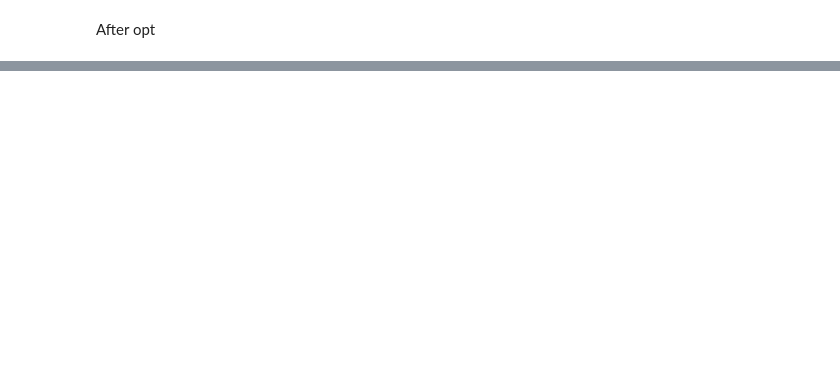
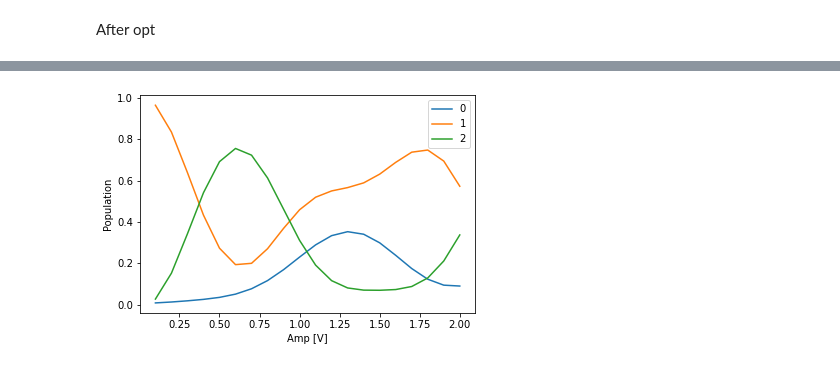
Before and after one commit to flo-maier/c3, a Jupyter notebook: rabi.ipynb, the cells around one changed output, grey strips where cells are left out. Drawn from its saved outputs; the diff is of its cells as text; code cells hidden in the pictures; blank space fills up the shorter version.

```diff
--- a/rabi.ipynb
+++ b/rabi.ipynb
@@ -148,0 +151,13 @@ _,_ = useful.plot_dynamics(exp, init_state, rabi12_seq)
+# %%
+amps12 = np.arange(0.1,2.1,0.1)
+pops = np.zeros((len(amps12),3))
+# %%
+exp.set_opt_gates(['RXp','RXp12','Id'])
+for count, amp in enumerate(amps12):
+    exp.change_pi12_amp(amp)
+    exp.get_gates()
+    pops[count] = np.array(exp.evaluate([rabi12_seq],init_state))[0].T
+# %%
+useful.plot_rabi12(pops,amps12)
+# %% [output]
+[figure, added]
```
Also changed, not shown: parts of 8 cells of this notebook, 4 other files.
